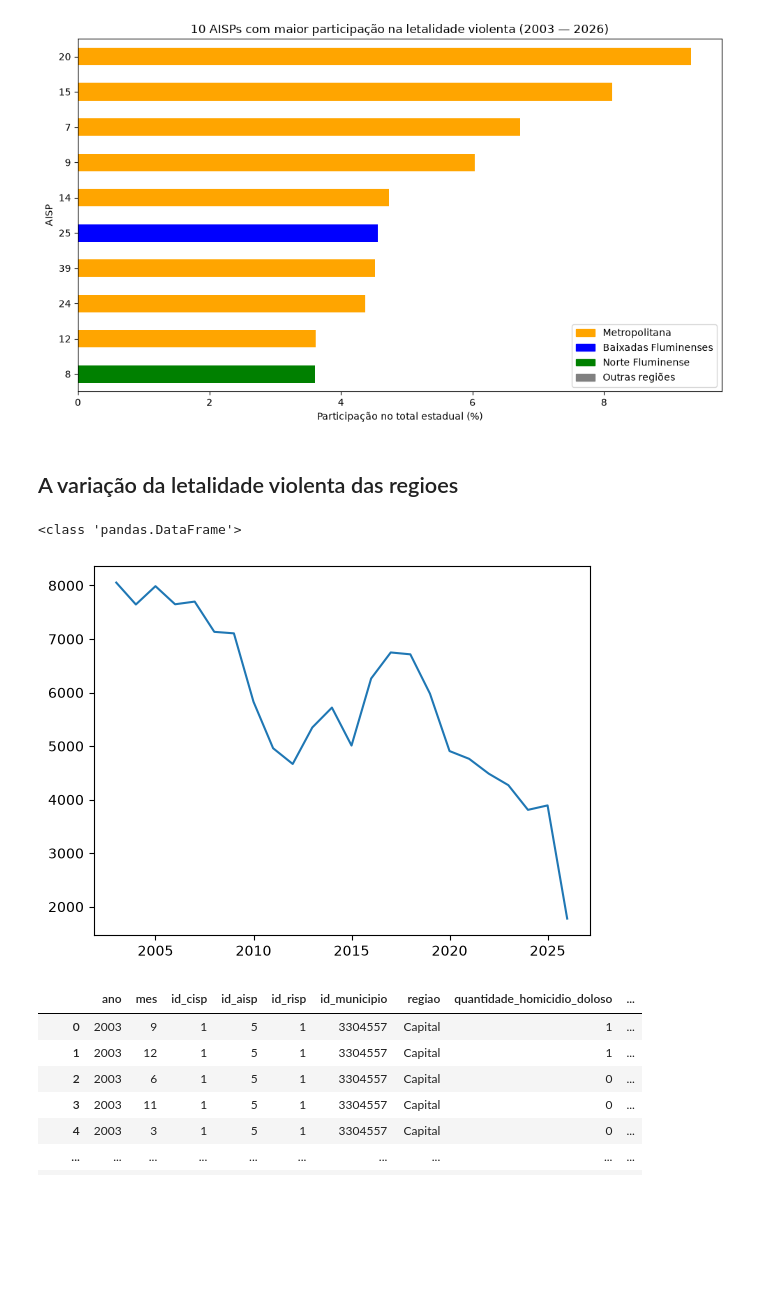
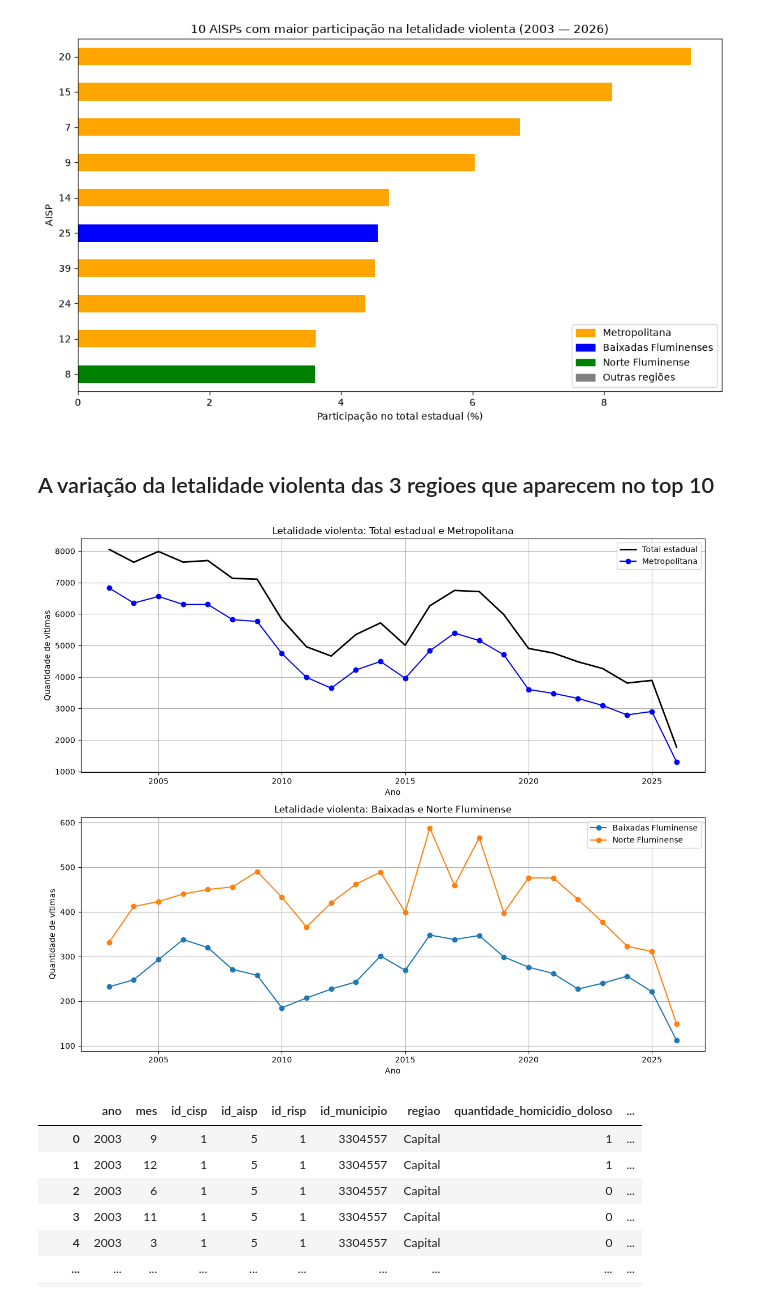
Before and after one commit to Josue-santoss/AEDV-A2-, a Jupyter notebook: NotebookAEDV.ipynb, the cells around one changed output. Drawn from its saved outputs; the diff is of its cells as text; code cells hidden in the pictures; blank space fills up the shorter version.

```diff
--- a/NotebookAEDV.ipynb
+++ b/NotebookAEDV.ipynb
@@ -388,40 +388,99 @@ plt.show()
 # %% [output]
 [figure]
 # %% [markdown]
-## A variação da letalidade violenta das regioes
+## A variação da letalidade violenta das 3 regioes que aparecem no top 10
 # %%
-mortes_ano = (
-    df_cisp_mensal.groupby("ano")["quantidade_letalidade_violenta"]
+#Letalidade total por ano
+letalidades_ano = (
+    df_cisp_mensal
+    .groupby("ano")["quantidade_letalidade_violenta"]
     .sum()
 )
 
+#Criando uma cópia
 copia_cisp_mensal = df_cisp_mensal.copy()
+
+#Dicionário de regiões
 regioes = {
-    "Baixadas Litorâneas": baixadas,
+    "Baixadas Fluminense": baixadas,
     "Centro-Sul Fluminense": centro_sul_fluminense,
     "Costa Verde": costa_verde,
     "Metropolitana": metropolitana,
     "Médio Paraíba": medio_paraiba,
     "Noroeste Fluminense": noroeste_fluminense,
     "Norte Fluminense": norte_fluminense,
     "Serrana": serrana
 }
 
+#Associando cada AISP à região
 for nome, aisps in regioes.items():
     copia_cisp_mensal.loc[
         copia_cisp_mensal["id_aisp"].isin(aisps),
         "regiao"
     ] = nome
 
+#Agrupando por ano e região
+cisp_mensal_por_regiao = (
+    copia_cisp_mensal
+    .groupby(["ano", "regiao"])["quantidade_letalidade_violenta"]
+    .sum()
+    .unstack("regiao")
+)
 
-plt.plot(
-    mortes_ano.index,
-    mortes_ano.values
+#Selecionando as três regiões
+top_3 = cisp_mensal_por_regiao[
+    ["Metropolitana", "Baixadas Fluminense", "Norte Fluminense"]
+]
+
+fig, (ax1, ax2) = plt.subplots(
+    nrows=2,
+    ncols=1,
+    figsize=(12, 10)
 )
+
+# Gráfico 1: Total estadual e Metropolitana
+ax1.plot(
+    letalidades_ano.index,
+    letalidades_ano.values,
+    label="Total estadual",
+    color="black",
+    linewidth=2
+)
+
+ax1.plot(
+    cisp_mensal_por_regiao.index,
+    cisp_mensal_por_regiao["Metropolitana"],
+    label="Metropolitana",
+    color="blue",
+    marker="o"
+)
+
+ax1.set_title("Letalidade violenta: Total estadual e Metropolitana")
+ax1.set_xlabel("Ano")
+ax1.set_ylabel("Quantidade de vítimas")
+ax1.legend()
+ax1.grid(True)
+
+
+# Gráfico 2: Demais regiões do Top 3
+for regiao in ["Baixadas Fluminense", "Norte Fluminense"]:
+    ax2.plot(
+        cisp_mensal_por_regiao.index,
+        cisp_mensal_por_regiao[regiao],
+        label=regiao,
+        marker="o"
+    )
+
+ax2.set_title("Letalidade violenta: Baixadas e Norte Fluminense")
+ax2.set_xlabel("Ano")
+ax2.set_ylabel("Quantidade de vítimas")
+ax2.legend()
+ax2.grid(True)
+
+plt.tight_layout()
 plt.show()
 # %% [output]
-<class 'pandas.DataFrame'>
-[figure, old version]
+[figure, new version]
 # %%
 df_cisp_mensal
 # %% [output]
```
